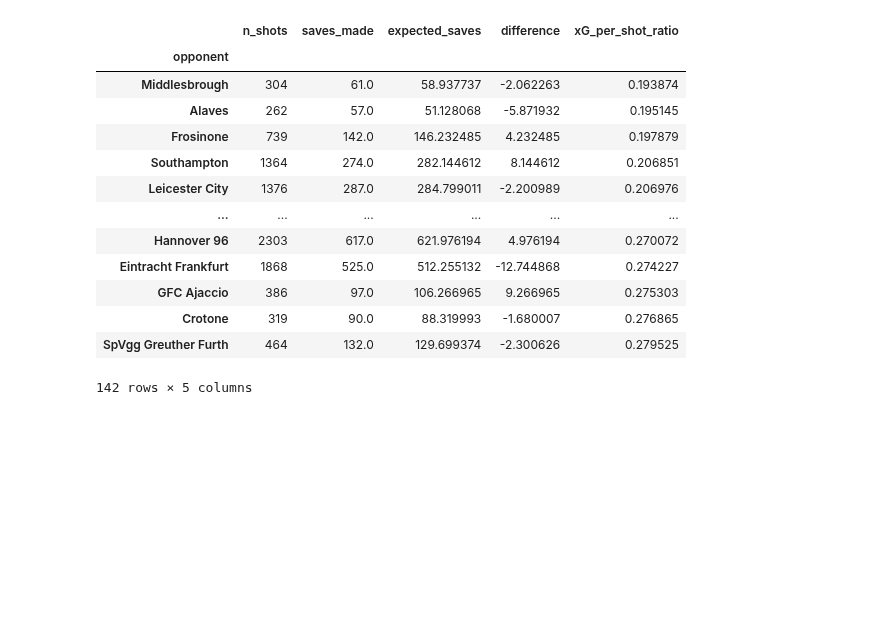
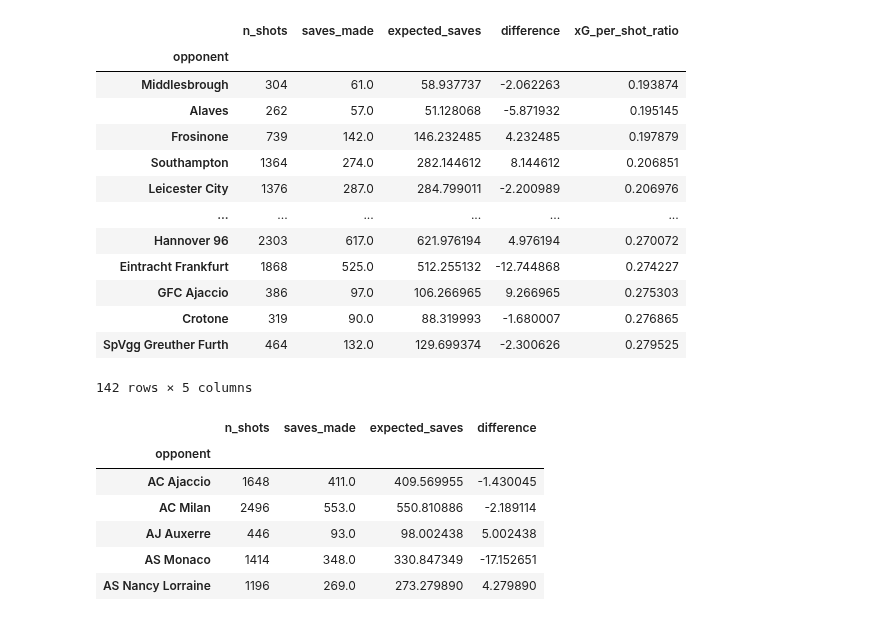
Before and after one commit to gmtorres/MIEIC_19_20_IART, a Jupyter notebook: Proj2/expected_save.ipynb, the cells around one changed output. Cells and saved outputs as stored; diff of their text form; code cells hidden in the pictures; blank space fills up the shorter version.

Commit message:
Working on saves

```diff
--- a/Proj2/expected_save.ipynb
+++ b/Proj2/expected_save.ipynb
@@ -73,3 +69,0 @@ X_train, X_test, y_train, y_test = train_test_split(X, y, test_size=0.35, random
-# %%
-clf = MLPClassifier(solver='adam', alpha=1e-5, hidden_layer_sizes=(28, 28, 28, 28), random_state=1, max_iter=10000)
-clf.fit(X, y)
@@ -84,0 +70,11 @@ MLPClassifier(activation='relu', alpha=1e-05, batch_size='auto', beta_1=0.9,
+# %%
+
+X_train, X_test, y_train, y_test = train_test_split(X, y, test_size=0.35, random_state=1)
+clf = RandomForestClassifier(n_estimators=200) #81.63%
+#clf = MLPClassifier(solver='adam', alpha=1e-5, hidden_layer_sizes=(30,20,3), random_state=1 , max_iter = 1000) #81.52%
+#clf = KNeighborsClassifier(n_neighbors=91, algorithm='auto',weights='uniform'); #80.23%
+#clf = RandomForestClassifier(n_estimators=400) #80.23%
+#clf = svm.SVC(kernel='linear') #81.54%
+clf.fit(X_test, y_test)
+accuracy = clf.score(X_test, y_test)
+print('accuracy is {:.2f} %'.format(accuracy*100))
@@ -190,3 +193,17 @@ xG_Teams[xG_Teams.n_shots>1].sort_values(['xG_per_shot_ratio', 'saves_made'])
 | Crotone | 319 | 90.0 | 88.319993 | -1.680007 | 0.276865 |
 | SpVgg Greuther Furth | 464 | 132.0 | 129.699374 | -2.300626 | 0.279525 |
 142 rows × 5 columns
+# %%
+outside_area = events2[(events2.event_type==1)]
+oA_Teams = outside_area[['opponent', 'event_type', 'true_saves', 'expected_saves', 'difference']].groupby('opponent').sum()
+oA_Teams.columns = ['n_shots', 'saves_made', 'expected_saves', 'difference']
+oA_Teams.head()
+oA_Teams[['saves_made', 'expected_saves']].corr()
+# %% [output]
+|  | n_shots | saves_made | expected_saves | difference |
+| opponent |  |  |  |  |
+| AC Ajaccio | 1648 | 411.0 | 409.569955 | -1.430045 |
+| AC Milan | 2496 | 553.0 | 550.810886 | -2.189114 |
+| AJ Auxerre | 446 | 93.0 | 98.002438 | 5.002438 |
+| AS Monaco | 1414 | 348.0 | 330.847349 | -17.152651 |
+| AS Nancy Lorraine | 1196 | 269.0 | 273.279890 | 4.279890 |
```
Also changed, not shown: parts of 9 cells of this notebook.
